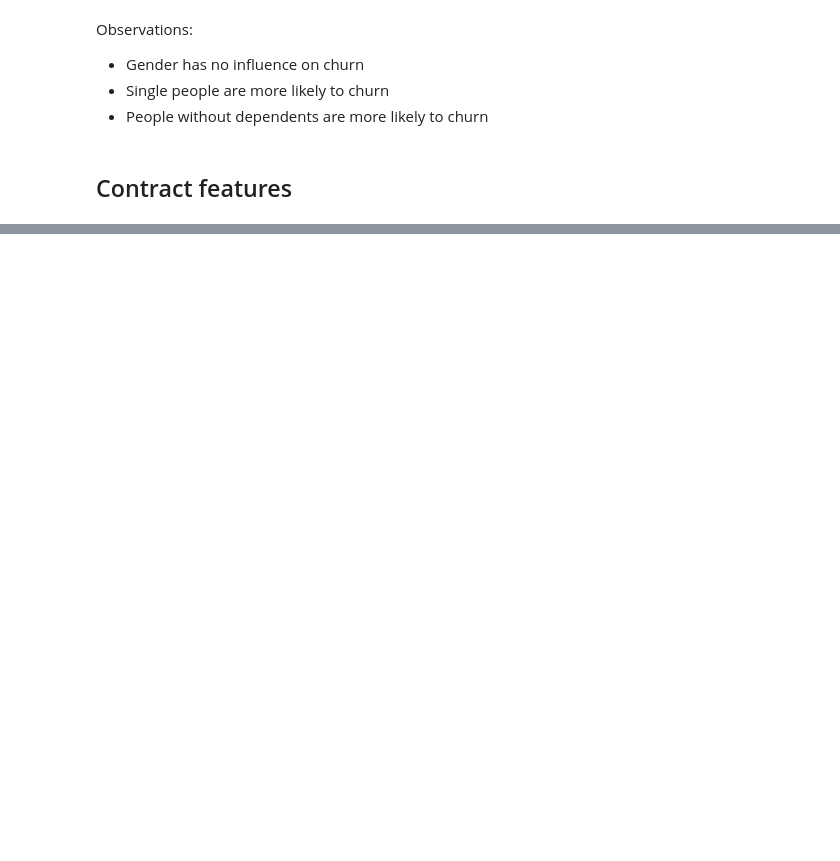
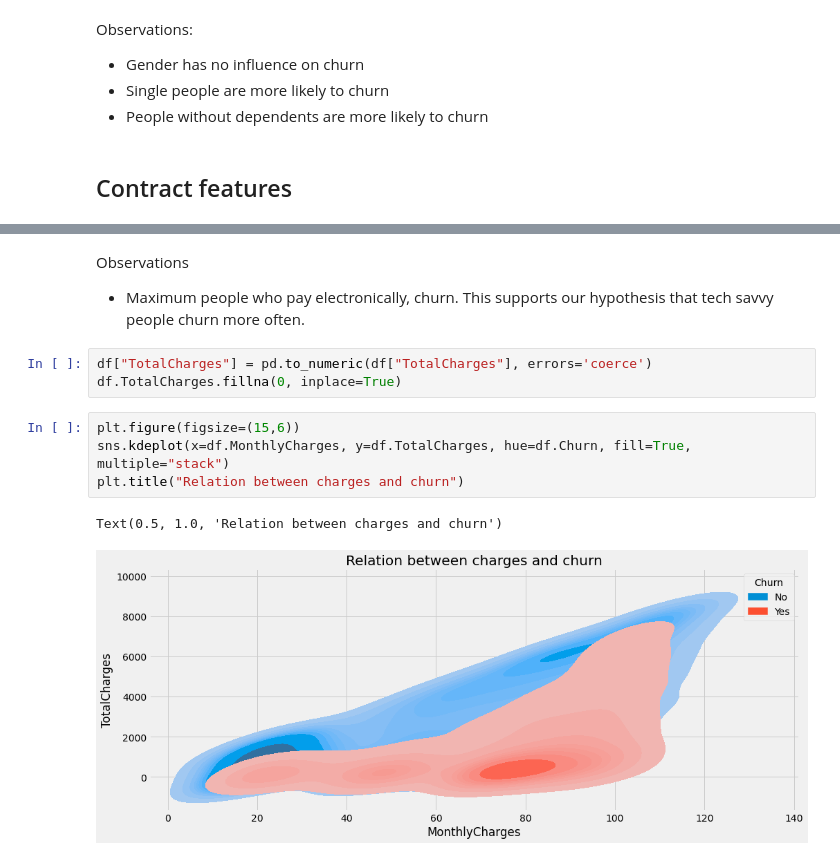
Before and after one commit to AnupamMisra/Data-science-projects, a Jupyter notebook: Customer_churn/firstnb.ipynb, the cells around one changed output, grey strips where cells are left out. Cells and saved outputs as stored; diff of their text form; blank space fills up the shorter version.

```diff
--- a/Customer_churn/firstnb.ipynb
+++ b/Customer_churn/firstnb.ipynb
@@ -104,0 +122,14 @@ Text(0.5, 0.98, 'Effect of contract features on churn')
+# %% [markdown]
+Observations
+
+* Maximum people who pay electronically, churn. This supports our hypothesis that tech savvy people churn more often.
+# %%
+df["TotalCharges"] = pd.to_numeric(df["TotalCharges"], errors='coerce')
+df.TotalCharges.fillna(0, inplace=True)
+# %%
+plt.figure(figsize=(15,6))
+sns.kdeplot(x=df.MonthlyCharges, y=df.TotalCharges, hue=df.Churn, fill=True, multiple="stack")
+plt.title("Relation between charges and churn")
+# %% [output]
+Text(0.5, 1.0, 'Relation between charges and churn')
+[figure, added]
```
Also changed, not shown: parts of 7 cells of this notebook.
